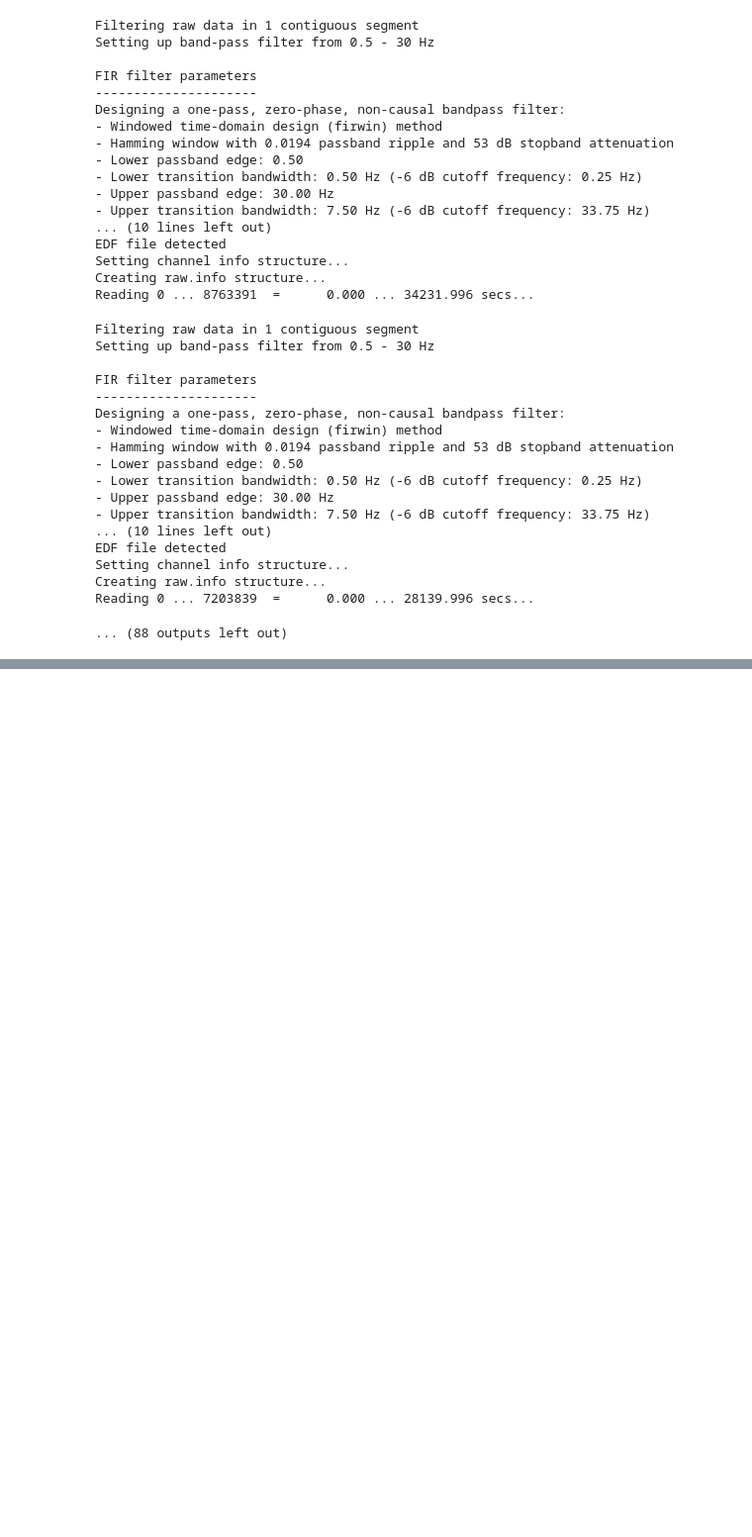
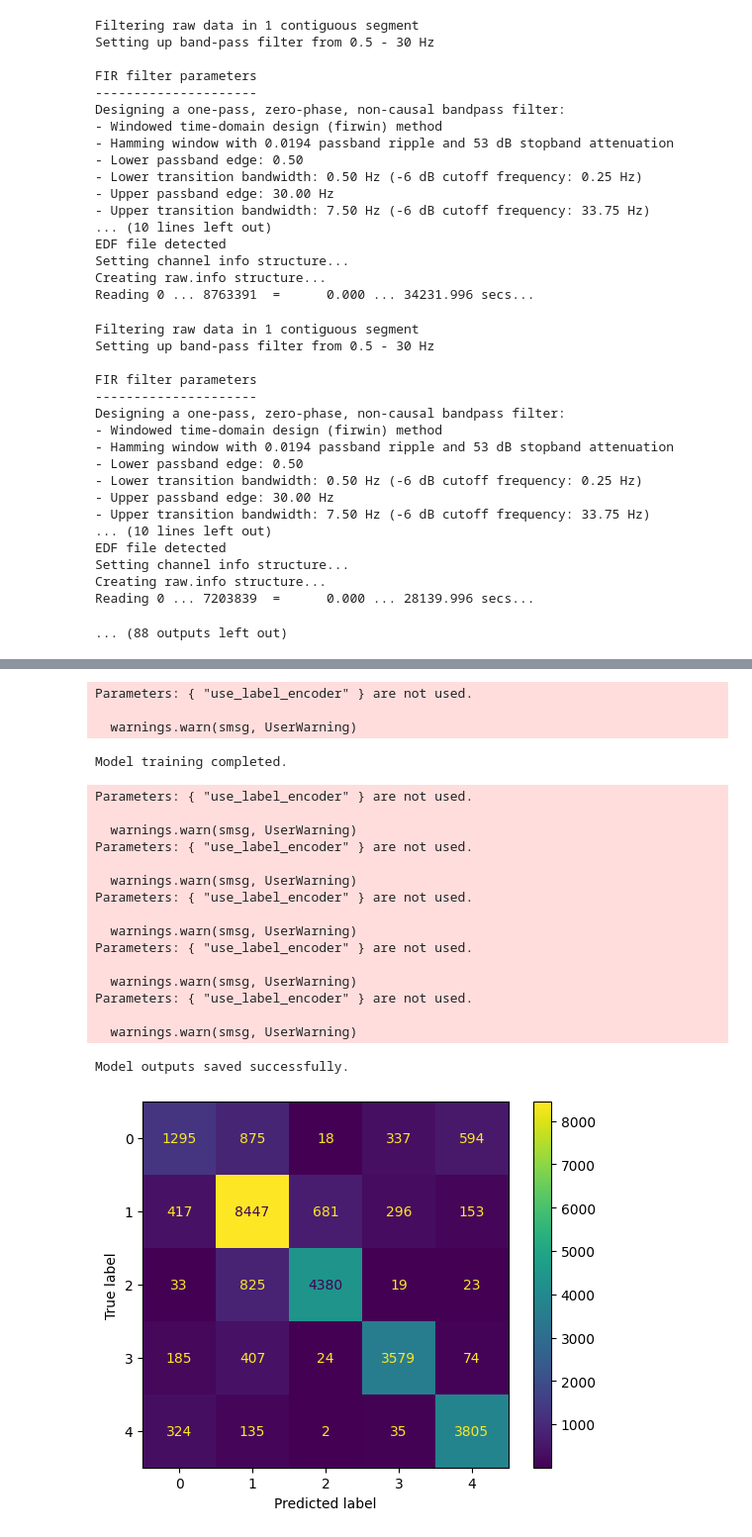
Before and after one commit to lewin-jesudhas/Sleep-Stage-Classification, a Jupyter notebook: sleep_dav_final.ipynb, the cells around one changed output, grey strips where cells are left out. Shown at 99% size. Saved outputs shown, nothing was run; the diff lists cells and outputs as text; code cells hidden in the pictures; blank space fills up the shorter version.

```diff
--- a/sleep_dav_final.ipynb
+++ b/sleep_dav_final.ipynb
@@ -326,0 +332,59 @@ print("Model outputs saved successfully.")
+# %%
+import numpy as np
+import xgboost as xgb
+from sklearn.model_selection import train_test_split, cross_val_score
+from sklearn.metrics import accuracy_score, classification_report, ConfusionMatrixDisplay
+import matplotlib.pyplot as plt
+
+# Load pre-saved data
+all_wavelet_features = np.load('wavelet_features.npy')
+all_labels = np.load('wavelet_labels.npy')
+
+# Train-test split
+X_train, X_test, y_train, y_test = train_test_split(all_wavelet_features, all_labels, test_size=0.2, random_state=42)
+
+# Initialize and train the XGBoost classifier
+clf = xgb.XGBClassifier(use_label_encoder=False, eval_metric='mlogloss', random_state=42)
+clf.fit(X_train, y_train)
+print("Model training completed.")
+
+# Make predictions
+y_pred = clf.predict(X_test)
+
+# Compute results
+accuracy = accuracy_score(y_test, y_pred)
+classification_report_dict = classification_report(y_test, y_pred, output_dict=True)
+confusion_matrix = ConfusionMatrixDisplay.from_predictions(
+    y_test, y_pred, display_labels=np.unique(all_labels)
+).confusion_matrix
+cv_scores_xgb = cross_val_score(clf, all_wavelet_features, all_labels, cv=5)
+
+# Save results
+np.save('xgb_accuracy.npy', np.array([accuracy]))
+np.save('xgb_classification_report.npy', np.array(classification_report_dict, dtype=object))
+np.save('xgb_cv_scores.npy', np.array(cv_scores_xgb))
+np.save('xgb_confusion_matrix.npy', confusion_matrix)
+
+print("Model outputs saved successfully.")
+# %% [output]
+Parameters: { "use_label_encoder" } are not used.
+
+  warnings.warn(smsg, UserWarning)
+Model training completed.
+Parameters: { "use_label_encoder" } are not used.
+
+  warnings.warn(smsg, UserWarning)
+Parameters: { "use_label_encoder" } are not used.
+
+  warnings.warn(smsg, UserWarning)
+Parameters: { "use_label_encoder" } are not used.
+
+  warnings.warn(smsg, UserWarning)
+Parameters: { "use_label_encoder" } are not used.
+
+  warnings.warn(smsg, UserWarning)
+Parameters: { "use_label_encoder" } are not used.
+
+  warnings.warn(smsg, UserWarning)
+Model outputs saved successfully.
+[figure, added]
```
Also changed, not shown: parts of 10 cells of this notebook.
